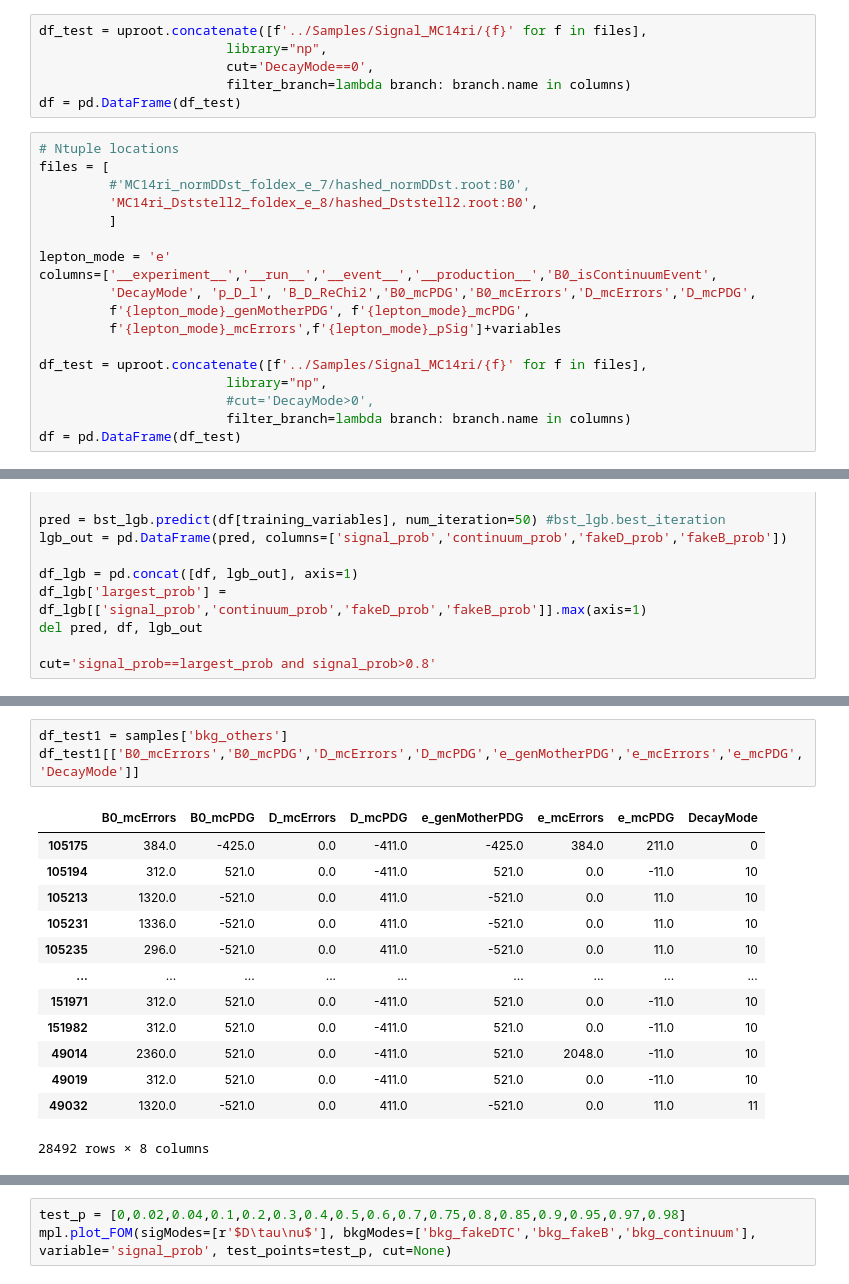
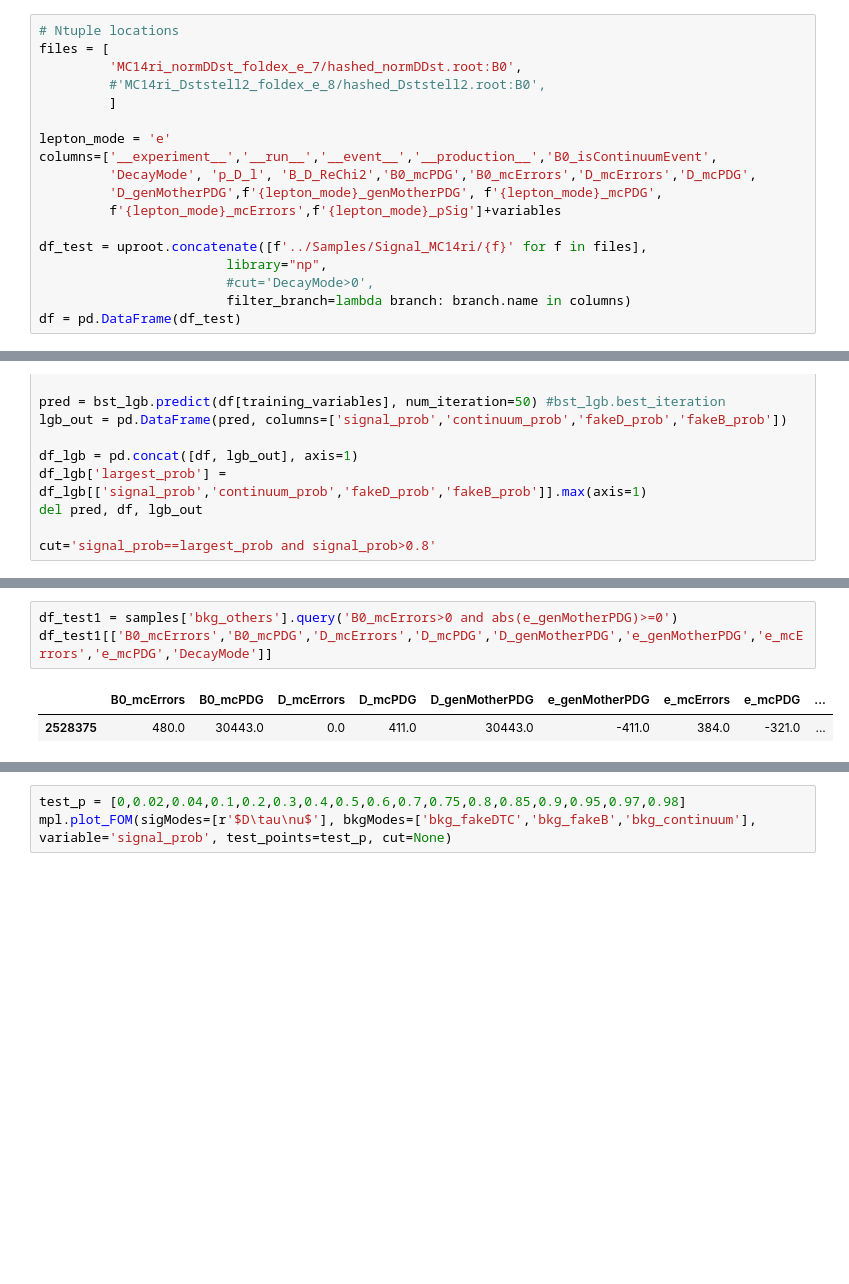
Before and after one commit to zjkjsd/inclusive_R_D, a Jupyter notebook: Notebooks/2_PlotNtuple_e.ipynb, the cells around one changed output, grey strips where cells are left out. Saved outputs shown, nothing was run; the diff lists cells and outputs as text; blank space fills up the shorter version.

```diff
--- a/Notebooks/2_PlotNtuple_e.ipynb
+++ b/Notebooks/2_PlotNtuple_e.ipynb
@@ -40,29 +40,23 @@ df_test = uproot.concatenate([f'../Samples/Signal_MC14ri/{f}' for f in files],
                         filter_branch=lambda branch: branch.name in columns)
 df = pd.DataFrame(df_test)
 # %%
+# Ntuple locations
+files = [
+         'MC14ri_normDDst_foldex_e_7/hashed_normDDst.root:B0',
+         #'MC14ri_Dststell2_foldex_e_8/hashed_Dststell2.root:B0',
+         ]
+
+lepton_mode = 'e'
+columns=['__experiment__','__run__','__event__','__production__','B0_isContinuumEvent',
+         'DecayMode', 'p_D_l', 'B_D_ReChi2','B0_mcPDG','B0_mcErrors','D_mcErrors','D_mcPDG',
+         'D_genMotherPDG',f'{lepton_mode}_genMotherPDG', f'{lepton_mode}_mcPDG',
+         f'{lepton_mode}_mcErrors',f'{lepton_mode}_pSig']+variables
+
 df_test = uproot.concatenate([f'../Samples/Signal_MC14ri/{f}' for f in files],
                         library="np",
-                        cut='DecayMode==0',
+                        #cut='DecayMode>0',
                         filter_branch=lambda branch: branch.name in columns)
 df = pd.DataFrame(df_test)
-# %%
-# Ntuple locations
-files = [
-         #'MC14ri_normDDst_foldex_e_7/hashed_normDDst.root:B0',
-         'MC14ri_Dststell2_foldex_e_8/hashed_Dststell2.root:B0',
-         ]
-
-lepton_mode = 'e'
-columns=['__experiment__','__run__','__event__','__production__','B0_isContinuumEvent',
-         'DecayMode', 'p_D_l', 'B_D_ReChi2','B0_mcPDG','B0_mcErrors','D_mcErrors','D_mcPDG',
-         f'{lepton_mode}_genMotherPDG', f'{lepton_mode}_mcPDG',
-         f'{lepton_mode}_mcErrors',f'{lepton_mode}_pSig']+variables
-
-df_test = uproot.concatenate([f'../Samples/Signal_MC14ri/{f}' for f in files],
-                        library="np",
-                        #cut='DecayMode>0',
-                        filter_branch=lambda branch: branch.name in columns)
-df = pd.DataFrame(df_test)
 # %%
 total = []
 for file_name in tqdm(files, desc=colored('Loading parquets', 'blue')):
@@ -145,20 +139,9 @@ bkg_others 1507
 # %%
-df_test1 = samples['bkg_others']
-df_test1[['B0_mcErrors','B0_mcPDG','D_mcErrors','D_mcPDG','e_genMotherPDG','e_mcErrors','e_mcPDG','DecayMode']]
+df_test1 = samples['bkg_others'].query('B0_mcErrors>0 and abs(e_genMotherPDG)>=0')
+df_test1[['B0_mcErrors','B0_mcPDG','D_mcErrors','D_mcPDG','D_genMotherPDG','e_genMotherPDG','e_mcErrors','e_mcPDG','DecayMode']]
 # %% [output]
-|  | B0_mcErrors | B0_mcPDG | D_mcErrors | D_mcPDG | e_genMotherPDG | e_mcErrors | e_mcPDG | DecayMode |
-| 105175 | 384.0 | -425.0 | 0.0 | -411.0 | -425.0 | 384.0 | 211.0 | 0 |
-| 105194 | 312.0 | 521.0 | 0.0 | -411.0 | 521.0 | 0.0 | -11.0 | 10 |
-| 105213 | 1320.0 | -521.0 | 0.0 | 411.0 | -521.0 | 0.0 | 11.0 | 10 |
-| 105231 | 1336.0 | -521.0 | 0.0 | 411.0 | -521.0 | 0.0 | 11.0 | 10 |
-| 105235 | 296.0 | -521.0 | 0.0 | 411.0 | -521.0 | 0.0 | 11.0 | 10 |
-| ... | ... | ... | ... | ... | ... | ... | ... | ... |
-| 151971 | 312.0 | 521.0 | 0.0 | -411.0 | 521.0 | 0.0 | -11.0 | 10 |
-| 151982 | 312.0 | 521.0 | 0.0 | -411.0 | 521.0 | 0.0 | -11.0 | 10 |
-| 49014 | 2360.0 | 521.0 | 0.0 | -411.0 | 521.0 | 2048.0 | -11.0 | 10 |
-| 49019 | 312.0 | 521.0 | 0.0 | -411.0 | 521.0 | 0.0 | -11.0 | 10 |
-| 49032 | 1320.0 | -521.0 | 0.0 | 411.0 | -521.0 | 0.0 | 11.0 | 11 |
+|  | B0_mcErrors | B0_mcPDG | D_mcErrors | D_mcPDG | D_genMotherPDG | e_genMotherPDG | e_mcErrors | e_mcPDG | ... |
+| 2528375 | 480.0 | 30443.0 | 0.0 | 411.0 | 30443.0 | -411.0 | 384.0 | -321.0 | ... |
-28492 rows × 8 columns
 # %%
 # apply the mva cut
 df_cut=df_lgb.query(cut)
```
Also changed, not shown: parts of 14 cells of this notebook, 4 other files.
